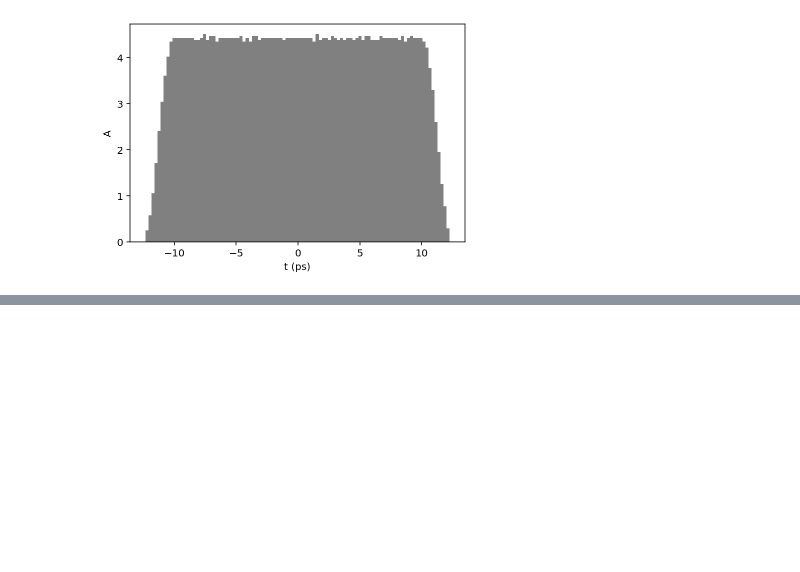
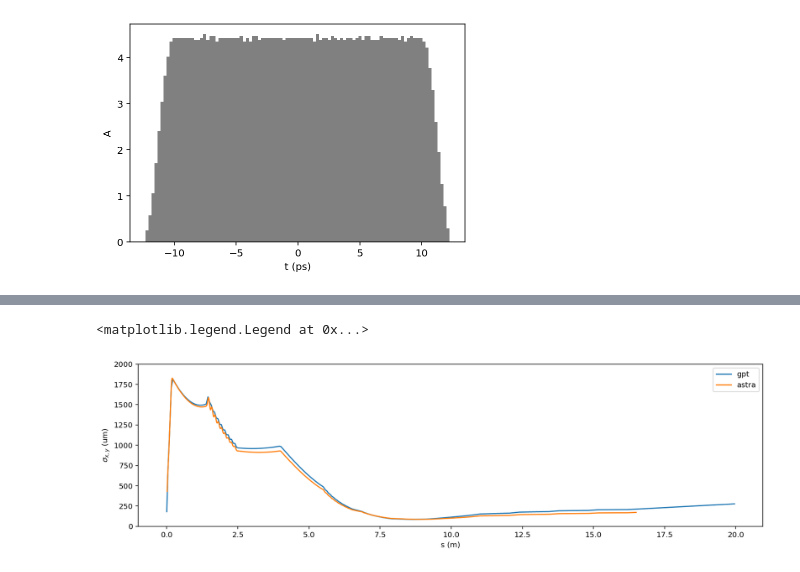
Before and after one commit to ColwynGulliford/lume-gpt, a Jupyter notebook: examples/srf_injector.ipynb, the cells around one changed output, grey strips where cells are left out. Saved outputs shown, nothing was run; the diff lists cells and outputs as text; code cells hidden in the pictures; blank space fills up the shorter version.

```diff
--- a/examples/srf_injector.ipynb
+++ b/examples/srf_injector.ipynb
@@ -99,0 +128,22 @@ G.set_variables(settings)
+# %%
+from astra import Astra
+#A = Astra.from_archive('astra_sc_inj2_v1_SC_off.h5')
+A = Astra.from_archive('astra_sc_inj2_v1_SC_on_SOL1fine_tweaked.h5')
+# %%
+A.stat('mean_kinetic_energy')
+
+plt.figure(figsize=(15,4))
+plt.plot(G.s_ccs, G.tout_ccs_stat('sigma_x')*1e6, 'tab:blue');
+#plt.plot(G.s_ccs, G.tout_ccs_stat('sigma_y')*1e6, 'tab:orange');
+#plt.plot(G.screen_stat('mean_z')[-1], G.screen_stat('sigma_x')[-1]*1e6, color='tab:blue', marker='o');
+#plt.plot(G.screen_stat('mean_z')[-1], G.screen_stat('sigma_y')[-1]*1e6, color='tab:orange', marker='o');
+plt.plot(A.stat('mean_z'), A.stat('sigma_x')*1e6, 'tab:orange');
+#plt.plot(A.stat('mean_z'), A.stat('sigma_y')*1e6, 'tab:orange');
+plt.xlabel('s (m)')
+plt.ylabel('$\sigma_{x,y}$ (um)');
+#plt.xlim([0, 0.4]);
+plt.ylim([0, 2000]);
+plt.legend(['gpt', 'astra'])
+# %% [output]
+<matplotlib.legend.Legend at 0x...>
+[figure, added]
```
Also changed, not shown: parts of 11 cells of this notebook, 4 other files.
